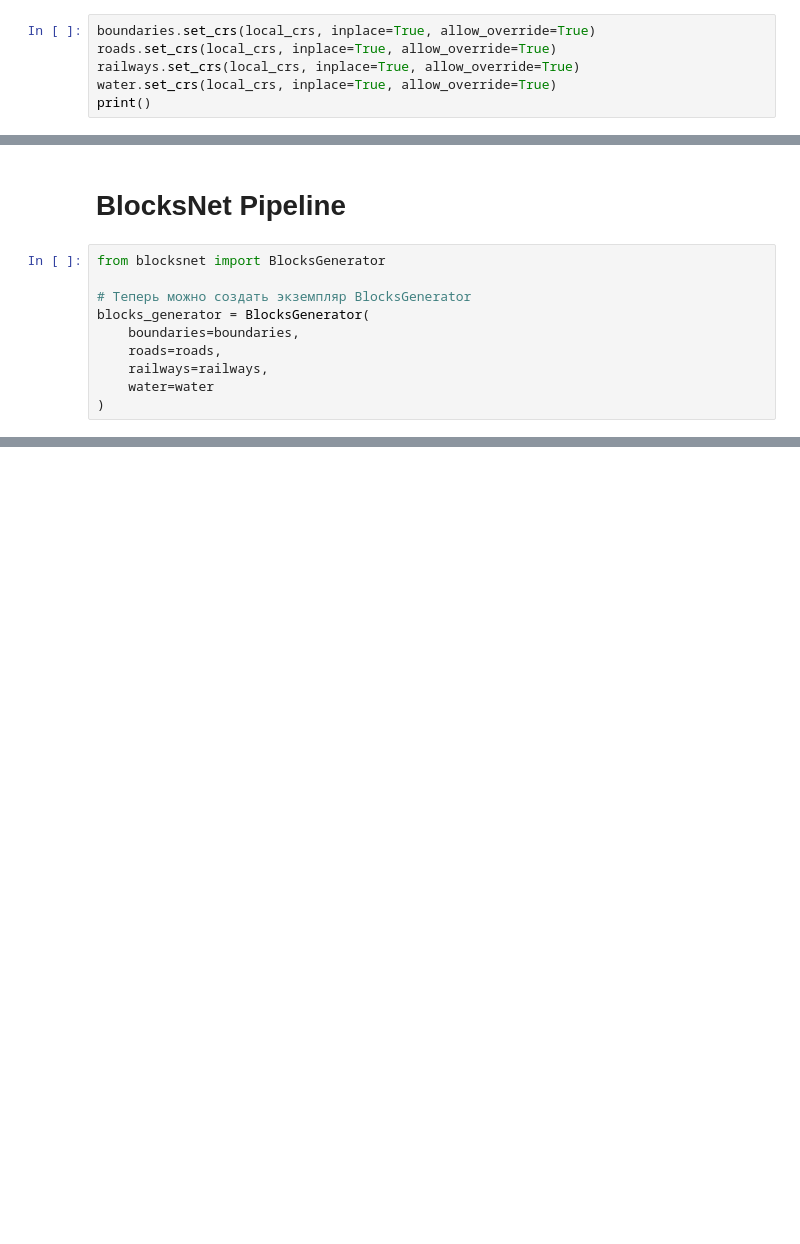
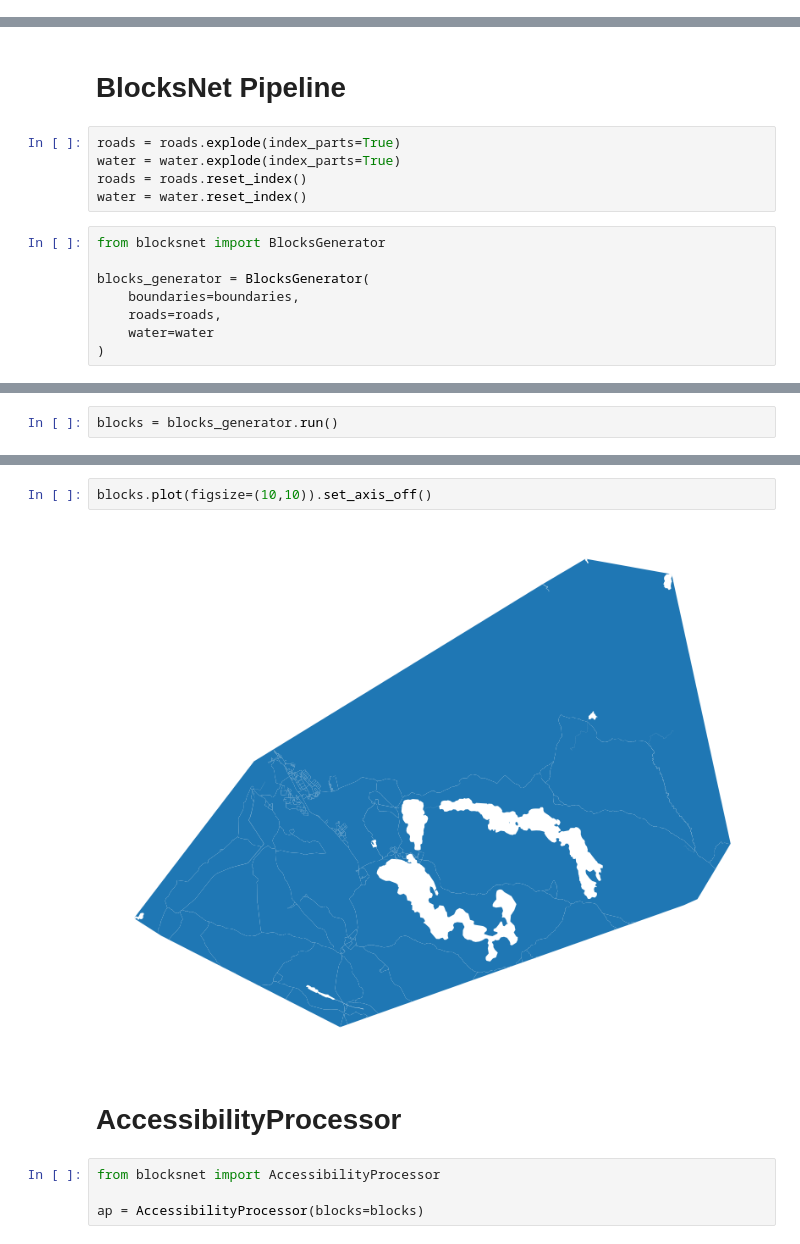
Before and after one commit to RuslanKozlyak/territorry_provision_api, a Jupyter notebook: test.ipynb, the cells around one changed output, grey strips where cells are left out. Drawn from its saved outputs; the diff is of its cells as text; blank space fills up the shorter version.

```diff
--- a/test.ipynb
+++ b/test.ipynb
@@ -237,6 +221,0 @@ railways = gpd.GeoDataFrame(pd.concat([linestrings, new_linestrings_gdf], ignore
-# %%
-boundaries.set_crs(local_crs, inplace=True, allow_override=True)
-roads.set_crs(local_crs, inplace=True, allow_override=True)
-railways.set_crs(local_crs, inplace=True, allow_override=True)
-water.set_crs(local_crs, inplace=True, allow_override=True)
-print()
@@ -255,13 +226,16 @@ See: https://matplotlib.org/stable/tutorials/intermediate/legend_guide.html#impl
 # %% [markdown]
 # BlocksNet Pipeline
+# %%
+roads = roads.explode(index_parts=True)
+water = water.explode(index_parts=True)
+roads = roads.reset_index()
+water = water.reset_index()
 # %%
 from blocksnet import BlocksGenerator
 
-# Теперь можно создать экземпляр BlocksGenerator
 blocks_generator = BlocksGenerator(
     boundaries=boundaries,
     roads=roads,
-    railways=railways,
     water=water
 )
 # %% [output]
@@ -270,0 +247,2 @@ SchemaError: Column 'geometry' failed element-wise validator number 0: <Check ch
+# %%
+blocks = blocks_generator.run()
@@ -270,0 +256,10 @@ SchemaError: Column 'geometry' failed element-wise validator number 0: <Check ch
+# %%
+blocks.plot(figsize=(10,10)).set_axis_off()
+# %% [output]
+[figure, added]
+# %% [markdown]
+# AccessibilityProcessor
+# %%
+from blocksnet import AccessibilityProcessor
+
+ap = AccessibilityProcessor(blocks=blocks)
```
Also changed, not shown: parts of 26 cells of this notebook.
